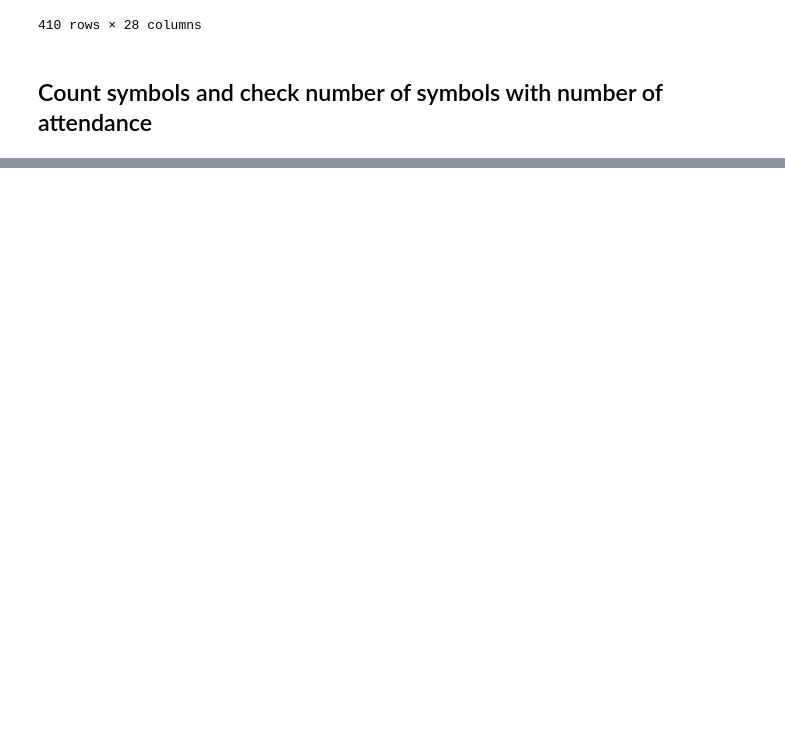
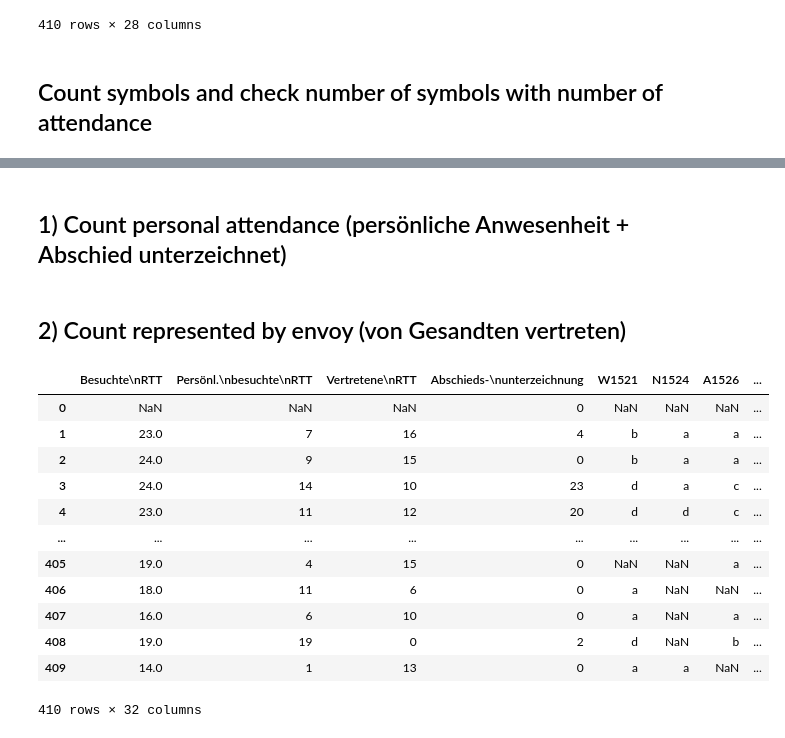
Before and after one commit to annika4mosner15-arch/estates-table-wip, a Jupyter notebook: analyse_estates_table.ipynb, the cells around one changed output, grey strips where cells are left out. Drawn from its saved outputs; the diff is of its cells as text; code cells hidden in the pictures; blank space fills up the shorter version.

```diff
--- a/analyse_estates_table.ipynb
+++ b/analyse_estates_table.ipynb
@@ -655,0 +611,36 @@ print(errors_personal)
+# %% [markdown]
+## 1) Count personal attendance (persönliche Anwesenheit + Abschied unterzeichnet)
+# %% [markdown]
+## 2) Count represented by envoy (von Gesandten vertreten)
+# %%
+df_envoy = df_combined
+
+mapping_cols = [
+    "W1521","N1524","A1526","S1526","R1527","S1529","A1530",
+    "R1527","R1541","S1542","N1542","N1543","S1544","W1545",
+    "A1548","A1551","A1555","R1557","A1559","A1566","R1567",
+    "S1570","R1576","A1582"
+]
+
+df_envoy["mapping_total"] = df[mapping_cols].astype(str).apply(
+    lambda row: row.str.contains("a", na=False).sum(),
+    axis=1
+)
+
+df_envoy["match_a"] = df_envoy["a_total"] == df_envoy["Vertretene\nRTT"]
+df_envoy[["Vertretene\nRTT", "a_total", "match_a"] + mapping_cols]
+df_envoy[df_envoy["match_a"] == False]
+# %% [output]
+|  | Besuchte\nRTT | Persönl.\nbesuchte\nRTT | Vertretene\nRTT | Abschieds-\nunterzeichnung | W1521 | N1524 | A1526 | ... |
+| 0 | NaN | NaN | NaN | 0 | NaN | NaN | NaN | ... |
+| 1 | 23.0 | 7 | 16 | 4 | b | a | a | ... |
+| 2 | 24.0 | 9 | 15 | 0 | b | a | a | ... |
+| 3 | 24.0 | 14 | 10 | 23 | d | a | c | ... |
+| 4 | 23.0 | 11 | 12 | 20 | d | d | c | ... |
+| ... | ... | ... | ... | ... | ... | ... | ... | ... |
+| 405 | 19.0 | 4 | 15 | 0 | NaN | NaN | a | ... |
+| 406 | 18.0 | 11 | 6 | 0 | a | NaN | NaN | ... |
+| 407 | 16.0 | 6 | 10 | 0 | a | NaN | a | ... |
+| 408 | 19.0 | 19 | 0 | 2 | d | NaN | b | ... |
+| 409 | 14.0 | 1 | 13 | 0 | a | a | NaN | ... |
+410 rows × 32 columns
```
Also changed, not shown: parts of 7 cells of this notebook.
